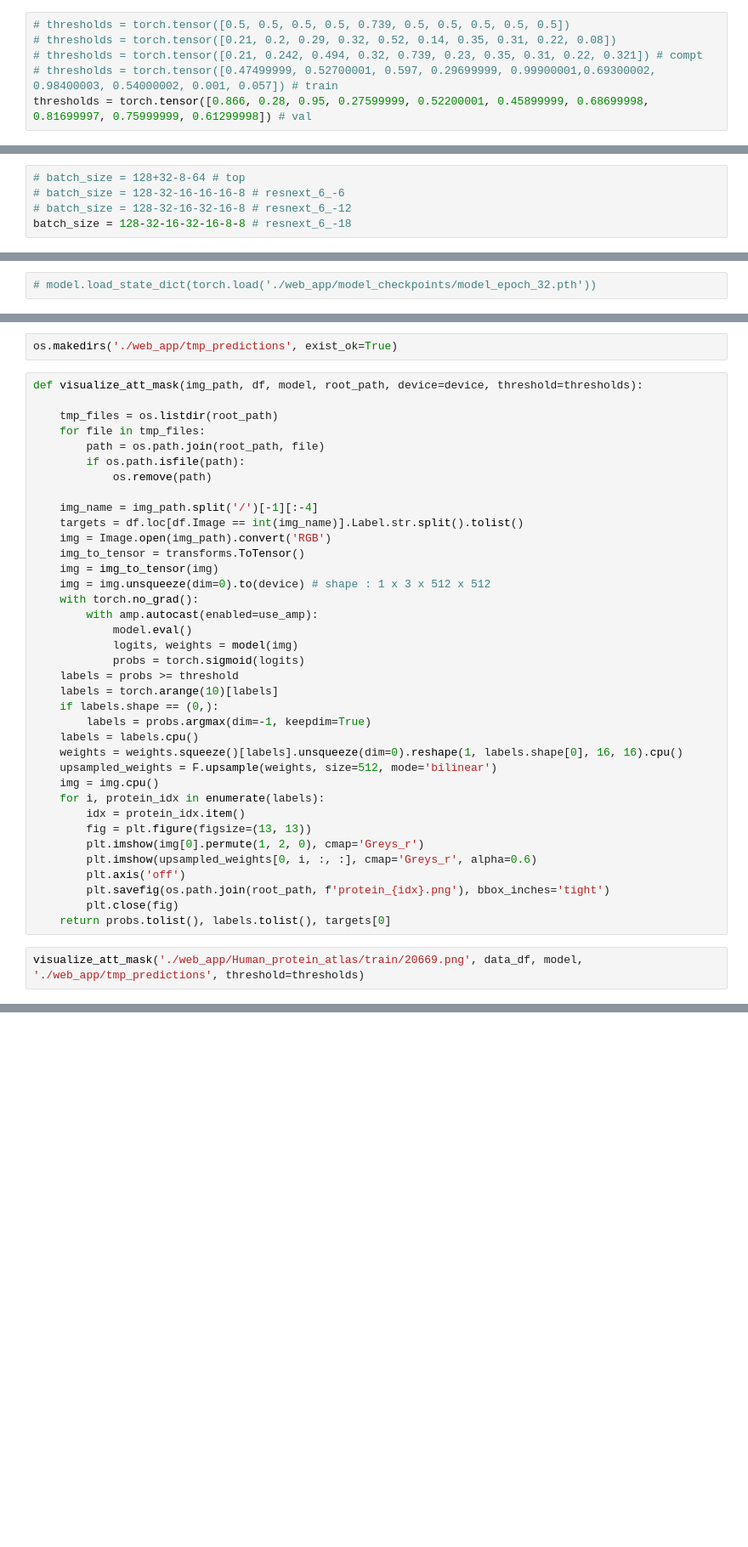
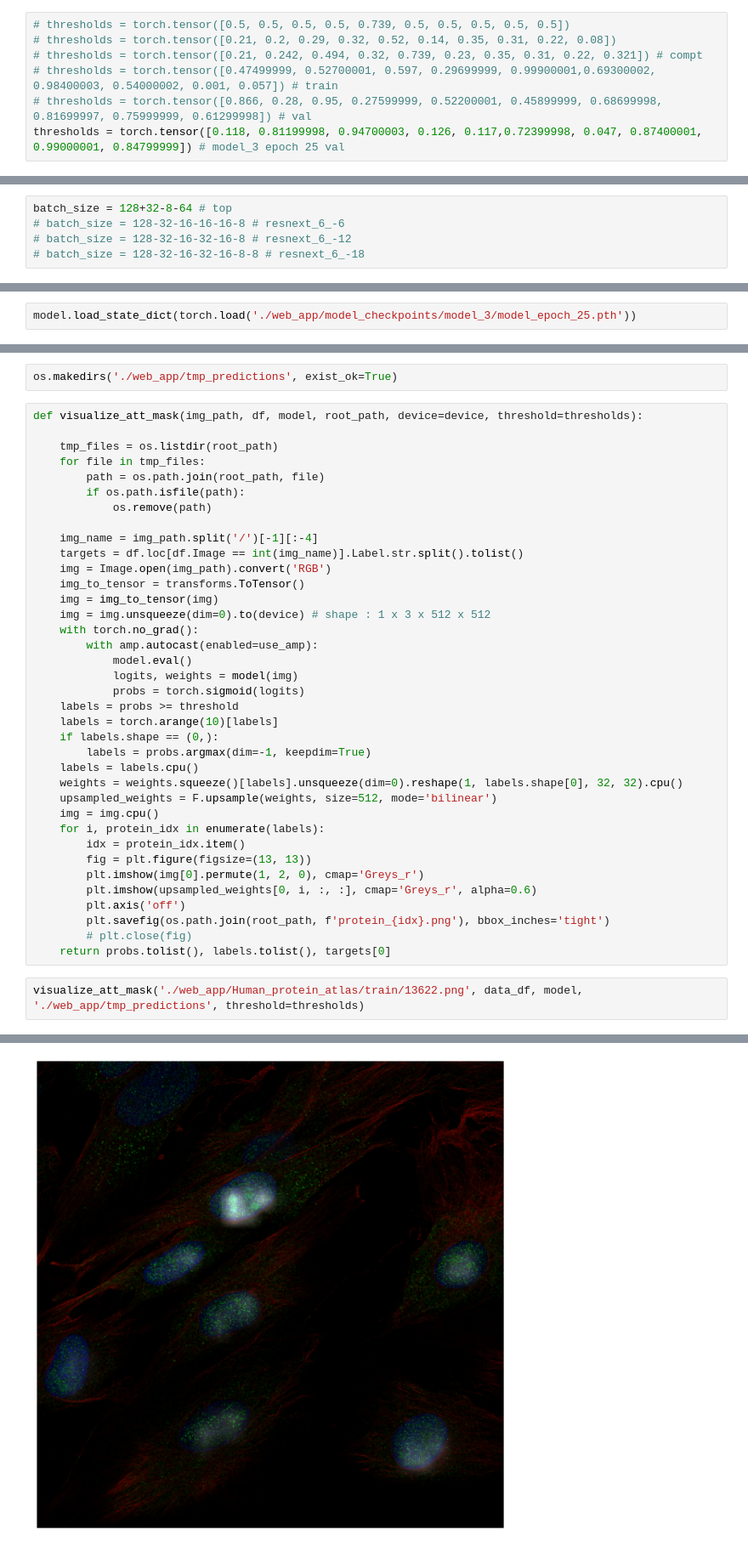
Before and after one commit to BassemKaroui/Projet_final_AJC, a Jupyter notebook: Model.ipynb, the cells around one changed output, grey strips where cells are left out. Shown at 85% size. Saved outputs shown, nothing was run; the diff lists cells and outputs as text; blank space fills up the shorter version.

```diff
--- a/Model.ipynb
+++ b/Model.ipynb
@@ -150,5 +150,6 @@ def encode_label(label):
 # thresholds = torch.tensor([0.21, 0.2, 0.29, 0.32, 0.52, 0.14, 0.35, 0.31, 0.22, 0.08])
 # thresholds = torch.tensor([0.21, 0.242, 0.494, 0.32, 0.739, 0.23, 0.35, 0.31, 0.22, 0.321]) # compt
 # thresholds = torch.tensor([0.47499999, 0.52700001, 0.597, 0.29699999, 0.99900001,0.69300002, 0.98400003, 0.54000002, 0.001, 0.057]) # train
-thresholds = torch.tensor([0.866, 0.28, 0.95, 0.27599999, 0.52200001, 0.45899999, 0.68699998, 0.81699997, 0.75999999, 0.61299998]) # val
+# thresholds = torch.tensor([0.866, 0.28, 0.95, 0.27599999, 0.52200001, 0.45899999, 0.68699998, 0.81699997, 0.75999999, 0.61299998]) # val
+thresholds = torch.tensor([0.118, 0.81199998, 0.94700003, 0.126, 0.117,0.72399998, 0.047, 0.87400001, 0.99000001, 0.84799999]) # model_3 epoch 25 val
 # %%
@@ -286,10 +287,10 @@ Labels : Nucleoplasm, Nucleoli fibrillar center,
 # %% [markdown]
 ## DataLoaders
 # %%
-# batch_size = 128+32-8-64 # top
+batch_size = 128+32-8-64 # top
 # batch_size = 128-32-16-16-16-8 # resnext_6_-6
 # batch_size = 128-32-16-32-16-8 # resnext_6_-12
-batch_size = 128-32-16-32-16-8-8 # resnext_6_-18
+# batch_size = 128-32-16-32-16-8-8 # resnext_6_-18
 # %%
 train_dl = DataLoader(train_ds,
                       batch_size = batch_size,
@@ -353,4 +354,4 @@ Using cache found in /home/bkaroui/.cache/torch/hub/facebookresearch_semi-superv
 # %%
 model.to(device);
 # %%
-# model.load_state_dict(torch.load('./web_app/model_checkpoints/model_epoch_32.pth'))
+model.load_state_dict(torch.load('./web_app/model_checkpoints/model_3/model_epoch_25.pth'))
@@ -726,7 +734,7 @@ def visualize_att_mask(img_path, df, model, root_path, device=device, threshold=
     if labels.shape == (0,):
         labels = probs.argmax(dim=-1, keepdim=True)
     labels = labels.cpu()
-    weights = weights.squeeze()[labels].unsqueeze(dim=0).reshape(1, labels.shape[0], 16, 16).cpu()
+    weights = weights.squeeze()[labels].unsqueeze(dim=0).reshape(1, labels.shape[0], 32, 32).cpu()
     upsampled_weights = F.upsample(weights, size=512, mode='bilinear')
     img = img.cpu()
     for i, protein_idx in enumerate(labels):
@@ -736,8 +744,8 @@ def visualize_att_mask(img_path, df, model, root_path, device=device, threshold=
         plt.imshow(upsampled_weights[0, i, :, :], cmap='Greys_r', alpha=0.6)
         plt.axis('off')
         plt.savefig(os.path.join(root_path, f'protein_{idx}.png'), bbox_inches='tight')
-        plt.close(fig)
+        # plt.close(fig)
     return probs.tolist(), labels.tolist(), targets[0]
 # %%
-visualize_att_mask('./web_app/Human_protein_atlas/train/20669.png', data_df, model, './web_app/tmp_predictions', threshold=thresholds)
+visualize_att_mask('./web_app/Human_protein_atlas/train/13622.png', data_df, model, './web_app/tmp_predictions', threshold=thresholds)
 # %% [output]
@@ -755,0 +764 @@ visualize_att_mask('./web_app/Human_protein_atlas/train/20669.png', data_df, mod
+[figure, added]
```
Also changed, not shown: parts of 11 cells of this notebook, 4 other files.
